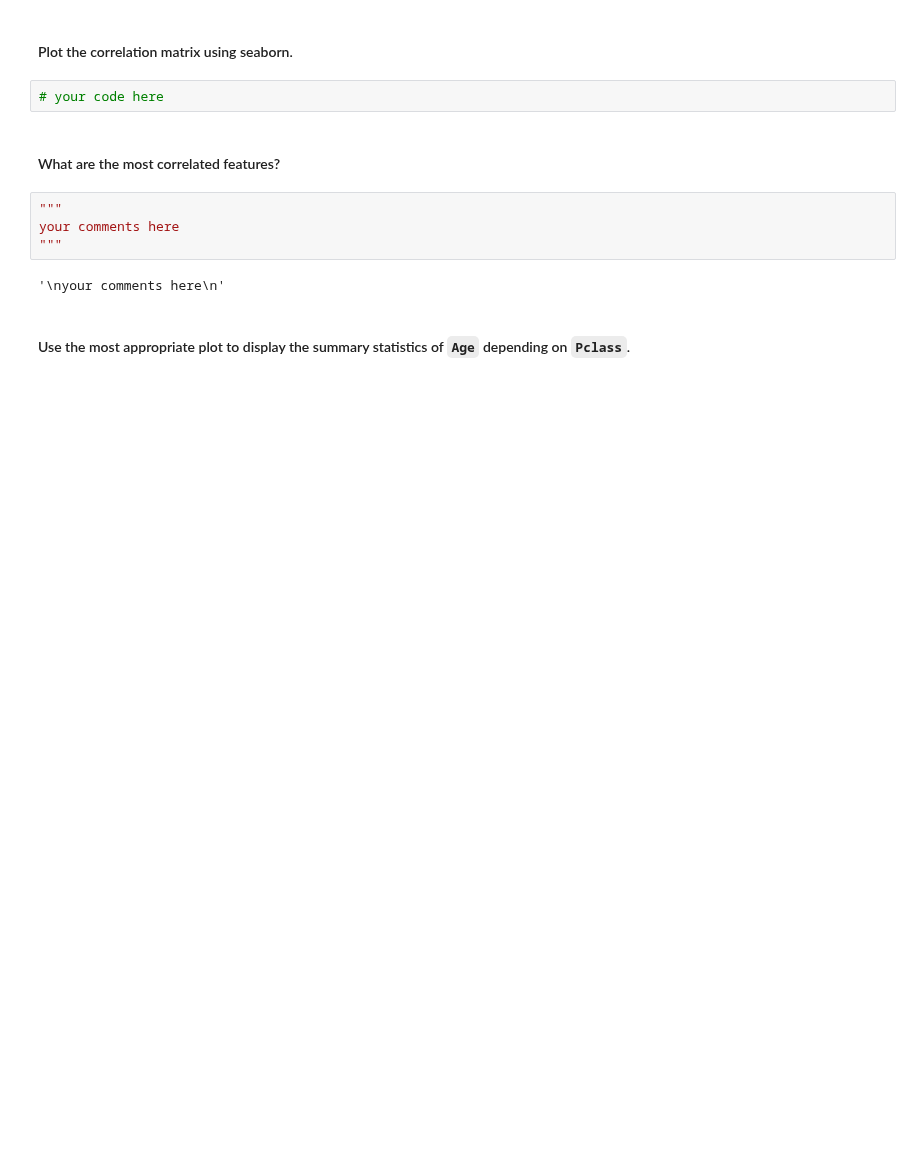
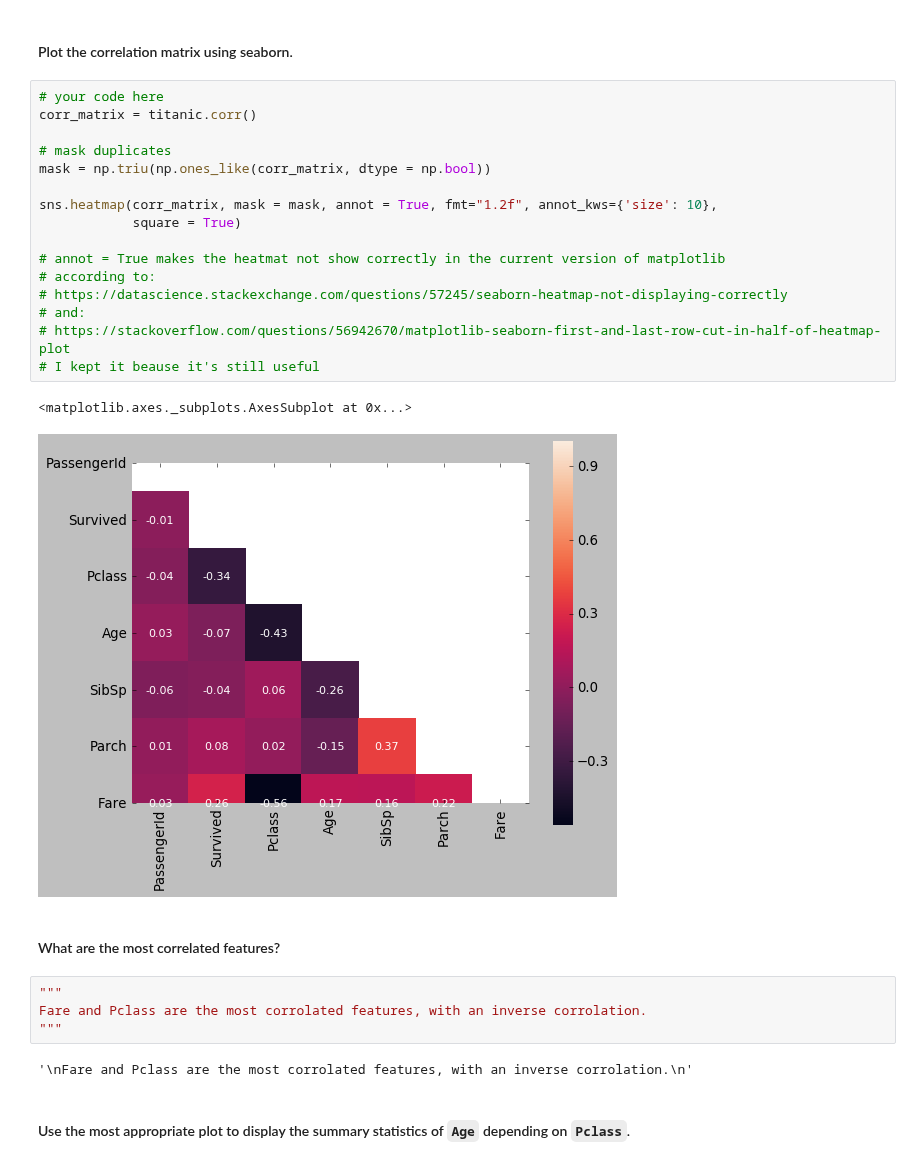
Before and after one commit to ta-data-lis/lab-matplotlib-seaborn, a Jupyter notebook: your-code/main.ipynb, the cells around one changed output. Drawn from its saved outputs; the diff is of its cells as text; blank space fills up the shorter version.

```diff
--- a/your-code/main.ipynb
+++ b/your-code/main.ipynb
@@ -517,15 +525,32 @@ years old), and shows more clearly how the age was distributed.
 # %% [markdown]
 #### Plot the correlation matrix using seaborn.
-# %%
-# your code here
+# %%
+# your code here
+corr_matrix = titanic.corr()
+
+# mask duplicates
+mask = np.triu(np.ones_like(corr_matrix, dtype = np.bool))
+
+sns.heatmap(corr_matrix, mask = mask, annot = True, fmt="1.2f", annot_kws={'size': 10},
+            square = True)
+
+# annot = True makes the heatmat not show correctly in the current version of matplotlib
+# according to:
+# https://datascience.stackexchange.com/questions/57245/seaborn-heatmap-not-displaying-correctly
+# and:
+# https://stackoverflow.com/questions/56942670/matplotlib-seaborn-first-and-last-row-cut-in-half-of-heatmap-plot
+# I kept it beause it's still useful
+# %% [output]
+<matplotlib.axes._subplots.AxesSubplot at 0x...>
+[figure, added]
 # %% [markdown]
 #### What are the most correlated features?
-# %%
-"""
-your comments here
-"""
-# %% [output]
-'\nyour comments here\n'
+# %%
+"""
+Fare and Pclass are the most corrolated features, with an inverse corrolation.
+"""
+# %% [output]
+'\nFare and Pclass are the most corrolated features, with an inverse corrolation.\n'
 # %% [markdown]
 #### Use the most appropriate plot to display the summary statistics of `Age` depending on `Pclass`.
 # %%
```
Also changed, not shown: parts of 13 cells of this notebook.
